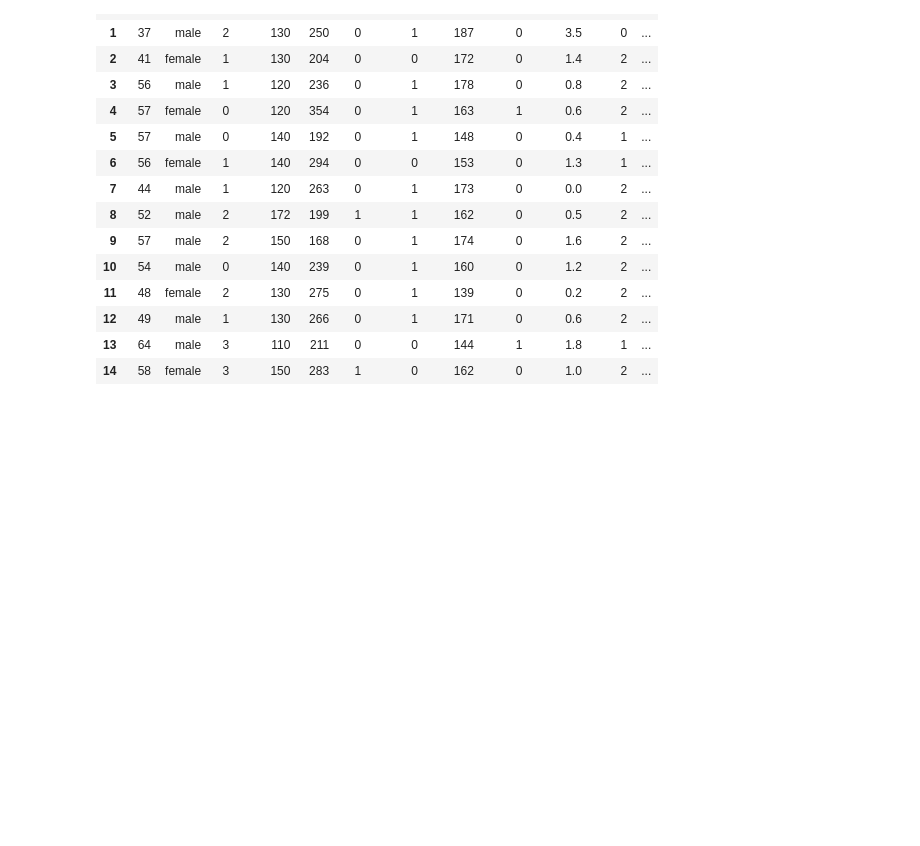
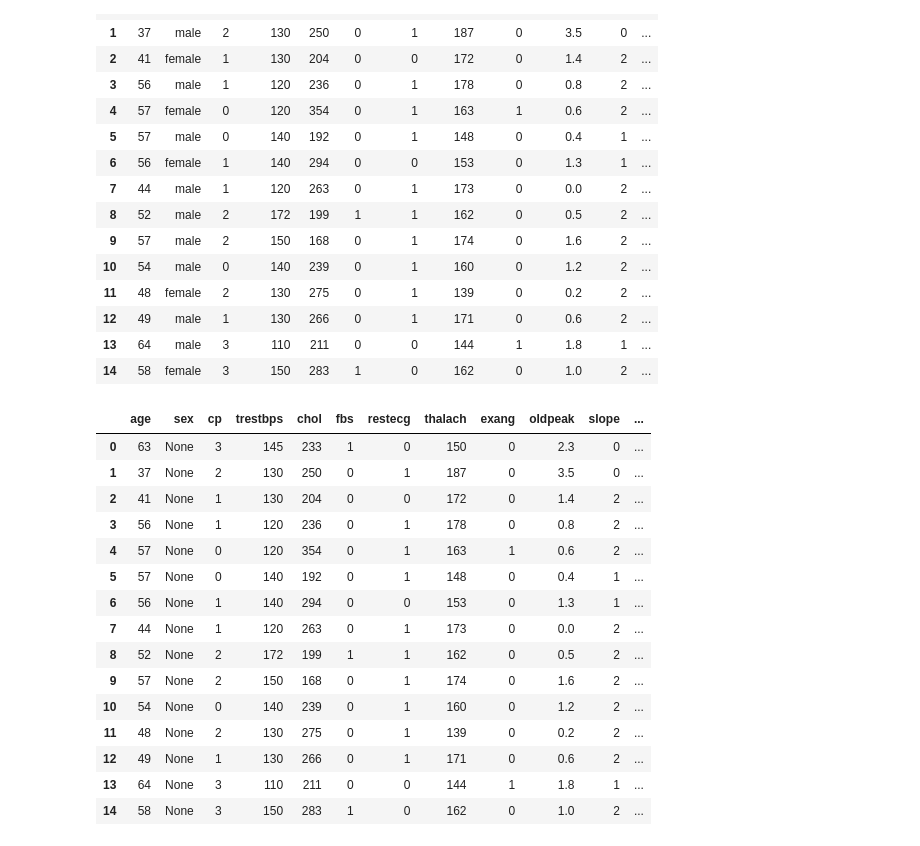
Before and after one commit to AxelrodAdil/ImageProcessing, a Jupyter notebook: pyhtonTutorials/PandasReader1.ipynb, the cells around one changed output. Cells and saved outputs as stored; diff of their text form; code cells hidden in the pictures; blank space fills up the shorter version.

```diff
--- a/pyhtonTutorials/PandasReader.ipynb
+++ b/pyhtonTutorials/PandasReader1.ipynb
@@ -189,3 +189,27 @@ heart_disease_data.head(15)
 | 12 | 49 | male | 1 | 130 | 266 | 0 | 1 | 171 | 0 | 0.6 | 2 | ... |
 | 13 | 64 | male | 3 | 110 | 211 | 0 | 0 | 144 | 1 | 1.8 | 1 | ... |
 | 14 | 58 | female | 3 | 150 | 283 | 1 | 0 | 162 | 0 | 1.0 | 2 | ... |
+# %%
+def my_function(x):
+    if x == 1: return 'male'
+    if x == 2: return 'female'
+
+heart_disease_data['sex'] = heart_disease_data['sex'].map(my_function)
+heart_disease_data.head(15)
+# %% [output]
+|  | age | sex | cp | trestbps | chol | fbs | restecg | thalach | exang | oldpeak | slope | ... |
+| 0 | 63 | None | 3 | 145 | 233 | 1 | 0 | 150 | 0 | 2.3 | 0 | ... |
+| 1 | 37 | None | 2 | 130 | 250 | 0 | 1 | 187 | 0 | 3.5 | 0 | ... |
+| 2 | 41 | None | 1 | 130 | 204 | 0 | 0 | 172 | 0 | 1.4 | 2 | ... |
+| 3 | 56 | None | 1 | 120 | 236 | 0 | 1 | 178 | 0 | 0.8 | 2 | ... |
+| 4 | 57 | None | 0 | 120 | 354 | 0 | 1 | 163 | 1 | 0.6 | 2 | ... |
+| 5 | 57 | None | 0 | 140 | 192 | 0 | 1 | 148 | 0 | 0.4 | 1 | ... |
+| 6 | 56 | None | 1 | 140 | 294 | 0 | 0 | 153 | 0 | 1.3 | 1 | ... |
+| 7 | 44 | None | 1 | 120 | 263 | 0 | 1 | 173 | 0 | 0.0 | 2 | ... |
+| 8 | 52 | None | 2 | 172 | 199 | 1 | 1 | 162 | 0 | 0.5 | 2 | ... |
+| 9 | 57 | None | 2 | 150 | 168 | 0 | 1 | 174 | 0 | 1.6 | 2 | ... |
+| 10 | 54 | None | 0 | 140 | 239 | 0 | 1 | 160 | 0 | 1.2 | 2 | ... |
+| 11 | 48 | None | 2 | 130 | 275 | 0 | 1 | 139 | 0 | 0.2 | 2 | ... |
+| 12 | 49 | None | 1 | 130 | 266 | 0 | 1 | 171 | 0 | 0.6 | 2 | ... |
+| 13 | 64 | None | 3 | 110 | 211 | 0 | 0 | 144 | 1 | 1.8 | 1 | ... |
+| 14 | 58 | None | 3 | 150 | 283 | 1 | 0 | 162 | 0 | 1.0 | 2 | ... |
```
Also changed, not shown: parts of 1 cell of this notebook, 6 other files.
